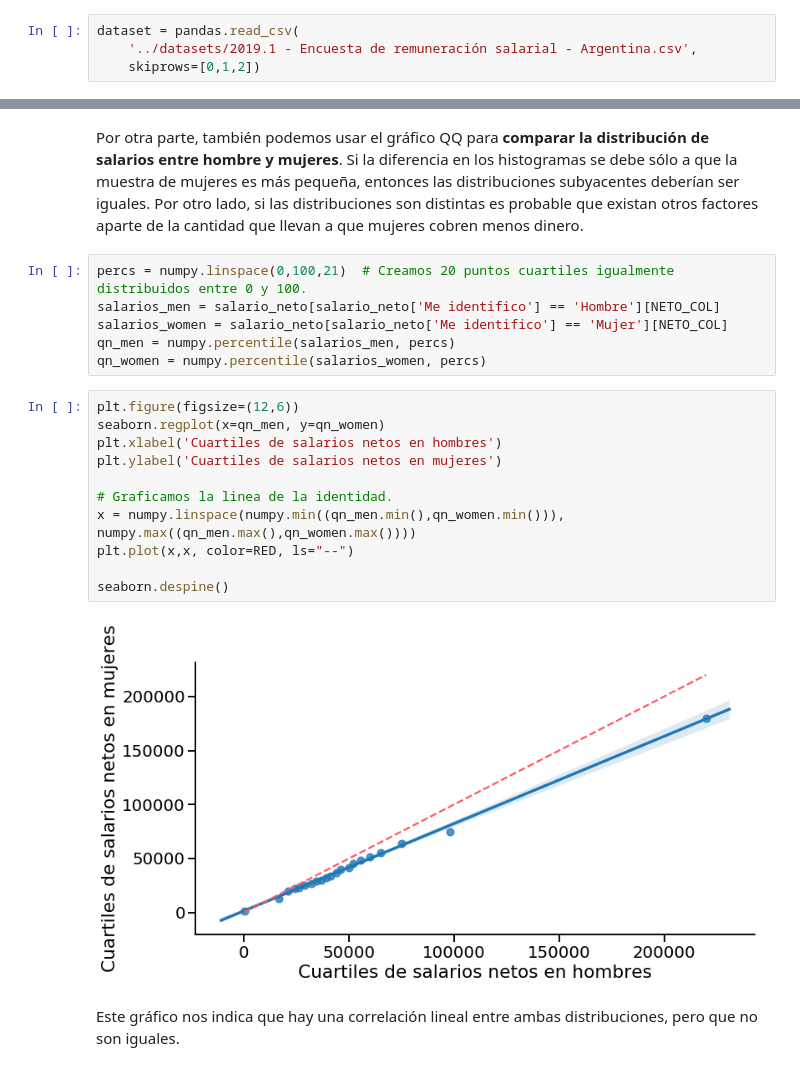
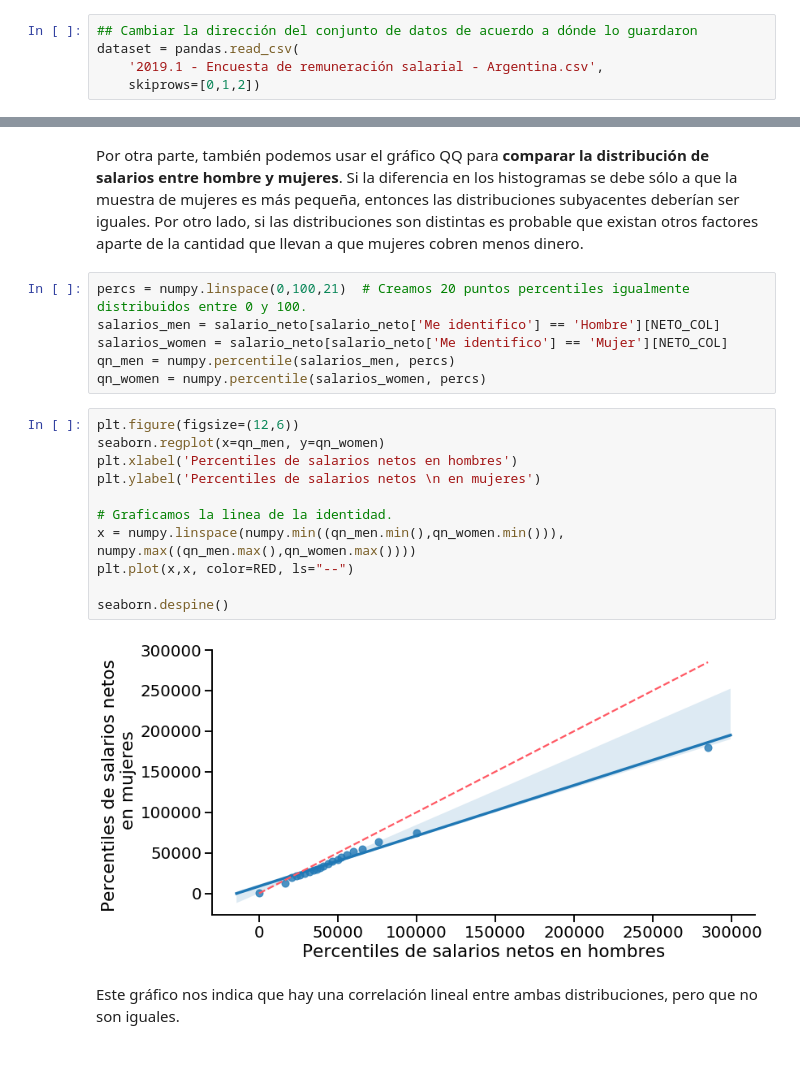
Before and after one commit to DiploDatos/AnalisisyVisualizacion, a Jupyter notebook: 01_tipos_de_graficos.ipynb, the cells around one changed output, grey strips where cells are left out. Cells and saved outputs as stored; diff of their text form.

```diff
--- a/01_tipos_de_graficos.ipynb
+++ b/01_tipos_de_graficos.ipynb
@@ -36,8 +36,9 @@ YELLOW = '#FFE74C'
 # Con esto hacemos los gráficos más grandes, adecuados para el proyector.
 seaborn.set_context(context='talk', font_scale=1.2)
 # %%
+## Cambiar la dirección del conjunto de datos de acuerdo a dónde lo guardaron
 dataset = pandas.read_csv(
-    '../datasets/2019.1 - Encuesta de remuneración salarial - Argentina.csv',
+    '2019.1 - Encuesta de remuneración salarial - Argentina.csv',
     skiprows=[0,1,2])
 # %%
 dataset.columns
@@ -565,7 +566,7 @@ seaborn.despine()
 # %% [markdown]
 Por otra parte, también podemos usar el gráfico QQ para **comparar la distribución de salarios entre hombre y mujeres**. Si la diferencia en los histogramas se debe sólo a que la muestra de mujeres es más pequeña, entonces las distribuciones subyacentes deberían ser iguales. Por otro lado, si las distribuciones son distintas es probable que existan otros factores aparte de la cantidad que llevan a que mujeres cobren menos dinero.
 # %%
-percs = numpy.linspace(0,100,21)  # Creamos 20 puntos cuartiles igualmente distribuidos entre 0 y 100.
+percs = numpy.linspace(0,100,21)  # Creamos 20 puntos percentiles igualmente distribuidos entre 0 y 100.
 salarios_men = salario_neto[salario_neto['Me identifico'] == 'Hombre'][NETO_COL]
 salarios_women = salario_neto[salario_neto['Me identifico'] == 'Mujer'][NETO_COL]
 qn_men = numpy.percentile(salarios_men, percs)
@@ -573,16 +574,16 @@ qn_women = numpy.percentile(salarios_women, percs)
 # %%
 plt.figure(figsize=(12,6))
 seaborn.regplot(x=qn_men, y=qn_women)
-plt.xlabel('Cuartiles de salarios netos en hombres')
-plt.ylabel('Cuartiles de salarios netos en mujeres')
+plt.xlabel('Percentiles de salarios netos en hombres')
+plt.ylabel('Percentiles de salarios netos \n en mujeres')
 
 # Graficamos la linea de la identidad.
 x = numpy.linspace(numpy.min((qn_men.min(),qn_women.min())), numpy.max((qn_men.max(),qn_women.max())))
 plt.plot(x,x, color=RED, ls="--")
 
 seaborn.despine()
 # %% [output]
-[figure, old version]
+[figure, new version]
 # %% [markdown]
 Este gráfico nos indica que hay una correlación lineal entre ambas distribuciones, pero que no son iguales.
 # %% [markdown]
```
Also changed, not shown: parts of 6 cells of this notebook.
